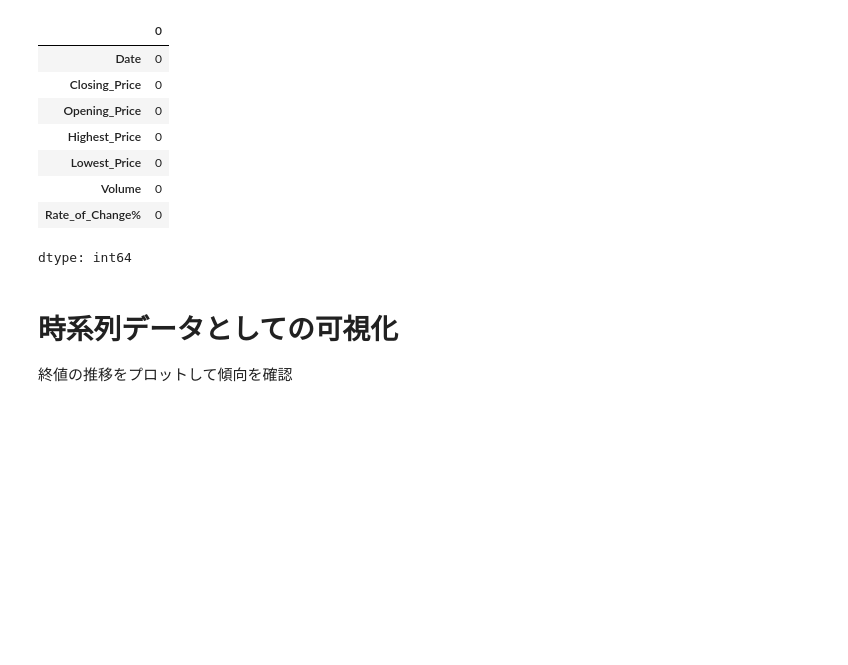
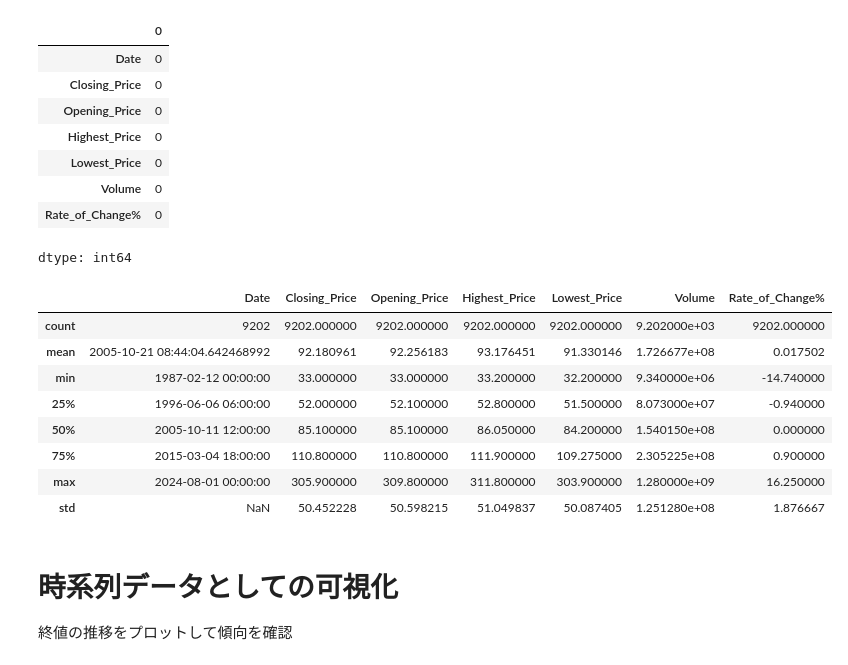
Before and after one commit to tanidayasuo/study-stock-price, a Jupyter notebook: trainee.ipynb, the cells around one changed output. Drawn from its saved outputs; the diff is of its cells as text; code cells hidden in the pictures; blank space fills up the shorter version.

```diff
--- a/trainee.ipynb
+++ b/trainee.ipynb
@@ -171,6 +165,18 @@ df.isnull().sum()
 | Volume | 0 |
 | Rate_of_Change% | 0 |
 dtype: int64
+# %%
+df.describe()
+# %% [output]
+|  | Date | Closing_Price | Opening_Price | Highest_Price | Lowest_Price | Volume | Rate_of_Change% |
+| count | 9202 | 9202.000000 | 9202.000000 | 9202.000000 | 9202.000000 | 9.202000e+03 | 9202.000000 |
+| mean | 2005-10-21 08:44:04.642468992 | 92.180961 | 92.256183 | 93.176451 | 91.330146 | 1.726677e+08 | 0.017502 |
+| min | 1987-02-12 00:00:00 | 33.000000 | 33.000000 | 33.200000 | 32.200000 | 9.340000e+06 | -14.740000 |
+| 25% | 1996-06-06 06:00:00 | 52.000000 | 52.100000 | 52.800000 | 51.500000 | 8.073000e+07 | -0.940000 |
+| 50% | 2005-10-11 12:00:00 | 85.100000 | 85.100000 | 86.050000 | 84.200000 | 1.540150e+08 | 0.000000 |
+| 75% | 2015-03-04 18:00:00 | 110.800000 | 110.800000 | 111.900000 | 109.275000 | 2.305225e+08 | 0.900000 |
+| max | 2024-08-01 00:00:00 | 305.900000 | 309.800000 | 311.800000 | 303.900000 | 1.280000e+09 | 16.250000 |
+| std | NaN | 50.452228 | 50.598215 | 51.049837 | 50.087405 | 1.251280e+08 | 1.876667 |
 # %% [markdown]
 # **時系列データとしての可視化**
 
```
Also changed, not shown: parts of 15 cells of this notebook.
